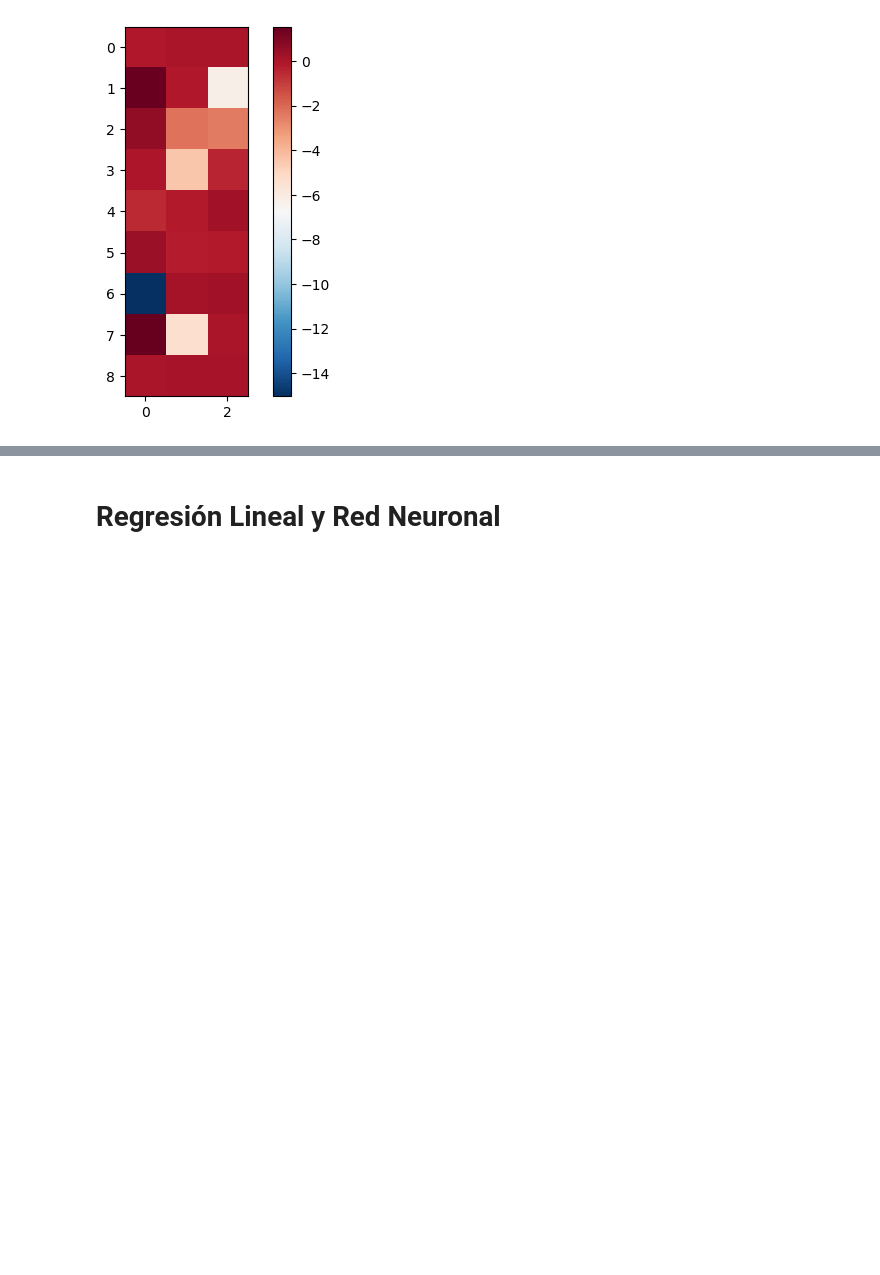
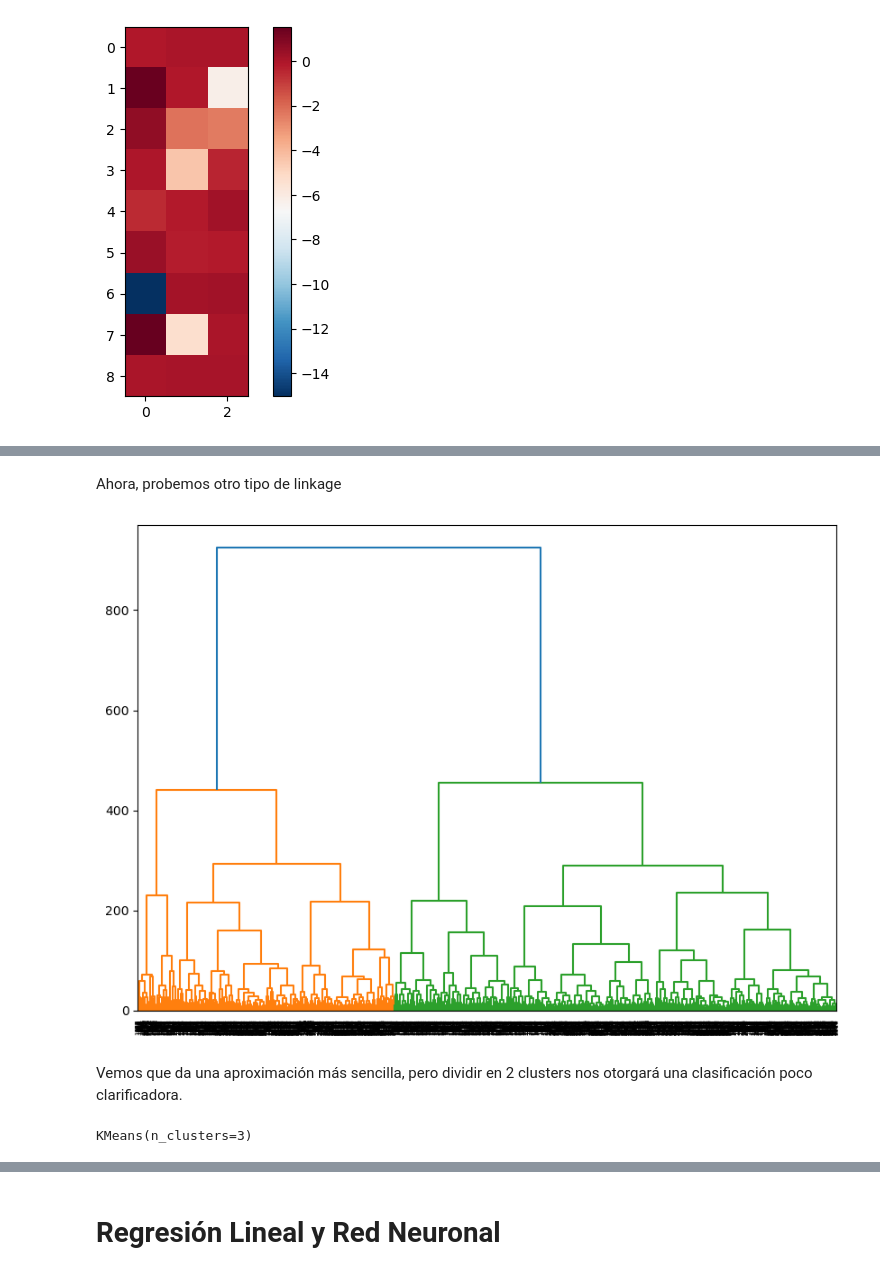
Before and after one commit to PedroAngelFM/TFG, a Jupyter notebook: Python/Código/TFG.ipynb, the cells around one changed output, grey strips where cells are left out. Saved outputs shown, nothing was run; the diff lists cells and outputs as text; code cells hidden in the pictures; blank space fills up the shorter version.

```diff
--- a/Python/Código/TFG.ipynb
+++ b/Python/Código/TFG.ipynb
@@ -164,0 +207,11 @@ Como se puede ver en el primer factor la humedad sigue teniendo una gran importa
+# %% [markdown]
+Ahora, probemos otro tipo de linkage
+# %%
+dist_matrix=linkage(X,method='ward')
+plt.figure(figsize=(10, 7))
+dendrogram(dist_matrix)
+plt.show()
+# %% [output]
+[figure, added]
+# %% [markdown]
+Vemos que da una aproximación más sencilla, pero dividir en 2 clusters nos otorgará una clasificación poco clarificadora.
@@ -164,0 +220,5 @@ Como se puede ver en el primer factor la humedad sigue teniendo una gran importa
+# %%
+kmeans=KMeans(n_clusters=3)
+kmeans.fit(X)
+# %% [output]
+KMeans(n_clusters=3)
```
Also changed, not shown: parts of 35 cells of this notebook.
